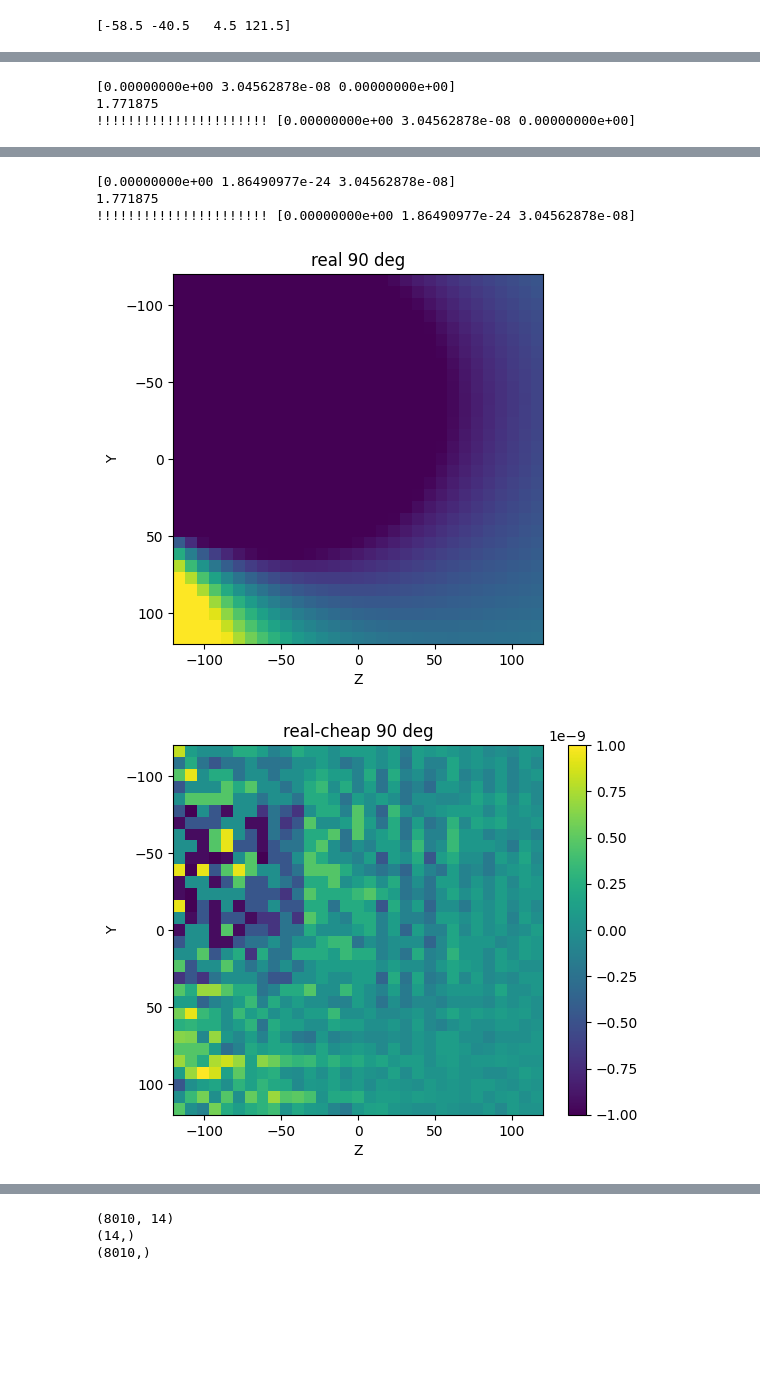
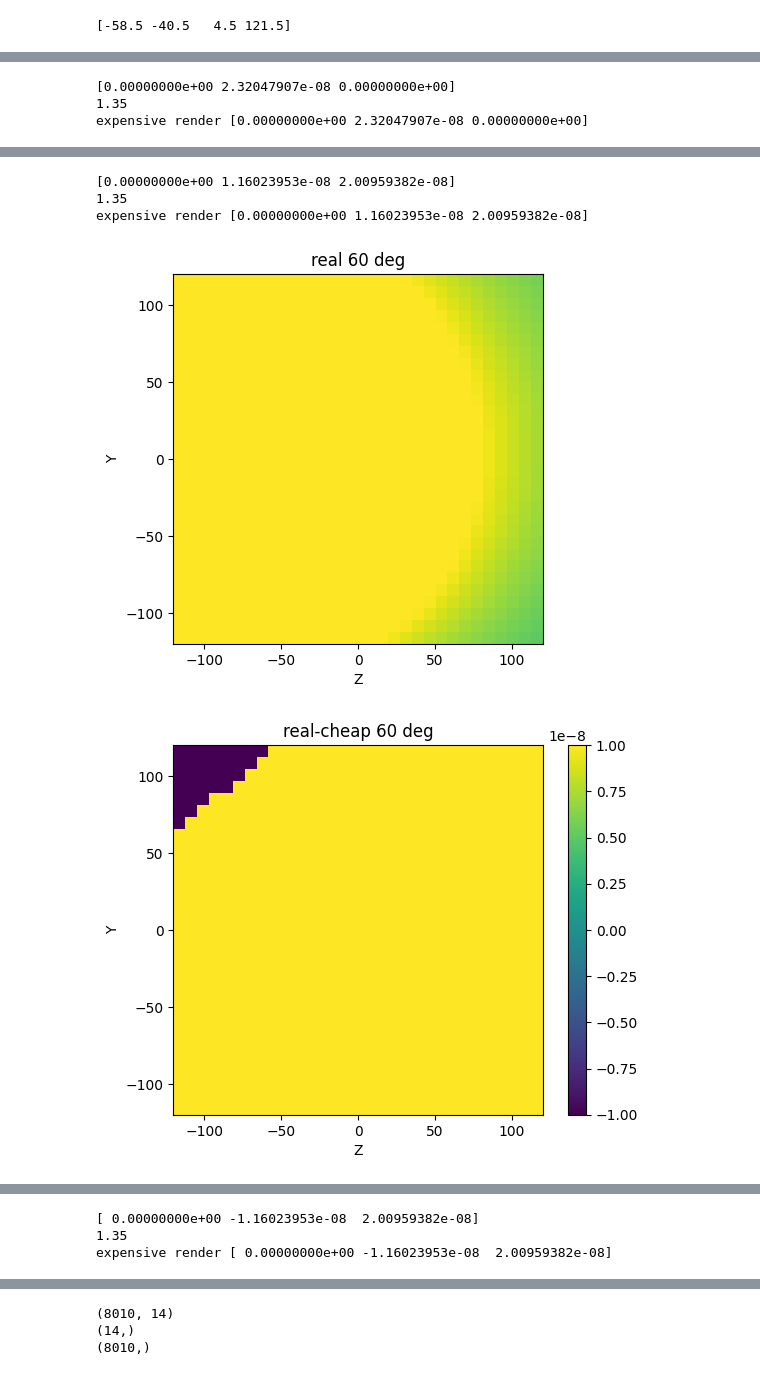
Before and after one commit to rst030/cosi-measure, a Jupyter notebook: Software/COSI2/test_ONEINSERT.ipynb, the cells around one changed output, grey strips where cells are left out. Cells and saved outputs as stored; diff of their text form; code cells hidden in the pictures; blank space fills up the shorter version.

```diff
--- a/Software/COSI2/test_ONEINSERT.ipynb
+++ b/Software/COSI2/test_ONEINSERT.ipynb
@@ -131,7 +130,7 @@ saved numpy array as ./data/tmp/B0_interpolated.npy
 from matplotlib import pyplot as plt
 plt.figure(0)
 
-fig, axes = plt.subplots(nrows=6, ncols=5, figsize=(5, 6))
+fig, axes = plt.subplots(nrows=5, ncols=6, figsize=(5, 6))
 
 xvals = b0map_oneinsert.xDim_SPH_fine
 FieldMeasured = b0map_oneinsert.interpolatedField# - b0map_noinsert.interpolatedField
@@ -141,9 +140,9 @@ print('low, mT:',np.nanmin(FieldMeasured),'\nhigh, mT:',np.nanmax(FieldMeasured)
 
 for i in range(5):
     for j in range(6):
-        xxx = axes[j,i].imshow(FieldMeasured[i+j*5,:,:],clim=[np.nanmin(FieldMeasured),np.nanmax(FieldMeasured)],origin = 'lower')
-        axes[j,i].xaxis.set_visible(False)
-        axes[j,i].yaxis.set_visible(False)
+        xxx = axes[i,j].imshow(FieldMeasured[i*6+j,:,:],clim=[np.nanmin(FieldMeasured),np.nanmax(FieldMeasured)],origin = 'lower')
+        axes[i,j].xaxis.set_visible(False)
+        axes[i,j].yaxis.set_visible(False)
 
 plt.subplots_adjust(wspace=0, hspace=0)
 plt.title('ONE INSERT *RO_I3\nmeasured\nmagnet coordinates')
@@ -168,9 +167,9 @@ high, mT: 0.000987593900932485
 mu                  = 1e-7
 
 magSizeOuter        = 6*1e-3        #size of shim magnets
-STRENGTH_FACTOR = 1.25
-STRENGTH_FACTOR_1 = 1.05
-NEW_B_REM = 1.35*STRENGTH_FACTOR*STRENGTH_FACTOR_1#
+STRENGTH_FACTOR = 1.00
+
+NEW_B_REM = 1.35*STRENGTH_FACTOR#
 bRem                = NEW_B_REM # [T]      #remanence field of shim magnets
 
 #shim tray configuration
@@ -322,10 +313,12 @@ plt.cla()
 
 v=max(b0map_oneinsert.xDim_SPH_fine)
 magnet_index = 0
-for i in range(2):
-    alpha = i*2*np.pi/4
-    cheapfield = magnetFields[12,:,:,2,magnet_index]*np.cos(alpha)+magnetFields[12,:,:,1,magnet_index]*np.sin(alpha)
-    plt.imshow(cheapfield,vmin=-1e-3, vmax=1e-3,extent=[-v,v,v,-v])
+for i in range(6):
+    alpha = i*2*np.pi/6
+
+    cheapfield = magnetFields[12,:,:,1,magnet_index]*np.cos(alpha)+magnetFields[12,:,:,2,magnet_index]*np.sin(alpha)
+
+    plt.imshow(cheapfield,vmin=-1e-3, vmax=1e-3,extent=[-v,v,-v,v],origin='lower')
     plt.title('cheap %.0f deg'%(alpha*180/np.pi))
     plt.xlabel('Z')
     plt.ylabel('Y')
@@ -336,14 +329,14 @@ for i in range(2):
     magnet.bRem = NEW_B_REM
     magnet.render_field(grid=coordinate_grid)
 
-    plt.imshow(1e3*(magnet.B0[12,:,:,2]),vmin=-1e-3, vmax=1e-3,extent=[-v,v,v,-v])
+    plt.imshow(1e3*(magnet.B0[12,:,:,2]),vmin=-1e-3, vmax=1e-3,extent=[-v,v,-v,v],origin='lower')
     plt.title('real %.0f deg'%(alpha*180/np.pi))
     plt.xlabel('Z')
     plt.ylabel('Y')
     plt.show()
 
     # DIFF
-    plt.imshow(1e3*(magnet.B0[12,:,:,2])-cheapfield,vmin=-1e-9, vmax=1e-9,extent=[-v,v,v,-v])
+    plt.imshow(1e3*(magnet.B0[12,:,:,2])-cheapfield,vmin=-1e-8, vmax=1e-8,extent=[-v,v,-v,v],origin='lower')
     plt.title('real-cheap %.0f deg'%(alpha*180/np.pi))
     plt.xlabel('Z')
     plt.ylabel('Y')
@@ -354,3 +347,3 @@ for i in range(2):
-[0.00000000e+00 3.04562878e-08 0.00000000e+00]
-1.771875
-!!!!!!!!!!!!!!!!!!!!!! [0.00000000e+00 3.04562878e-08 0.00000000e+00]
+[0.00000000e+00 2.32047907e-08 0.00000000e+00]
+1.35
+expensive render [0.00000000e+00 2.32047907e-08 0.00000000e+00]
@@ -360,5 +353,5 @@ for i in range(2):
-[0.00000000e+00 1.86490977e-24 3.04562878e-08]
-1.771875
-!!!!!!!!!!!!!!!!!!!!!! [0.00000000e+00 1.86490977e-24 3.04562878e-08]
+[0.00000000e+00 1.16023953e-08 2.00959382e-08]
+1.35
+expensive render [0.00000000e+00 1.16023953e-08 2.00959382e-08]
-[figure, old version]
+[figure, new version]
-[figure, old version]
+[figure, new version]
@@ -364,0 +359,3 @@ for i in range(2):
+[ 0.00000000e+00 -1.16023953e-08  2.00959382e-08]
+1.35
+expensive render [ 0.00000000e+00 -1.16023953e-08  2.00959382e-08]
```
Also changed, not shown: parts of 18 cells of this notebook, 21 other files.
